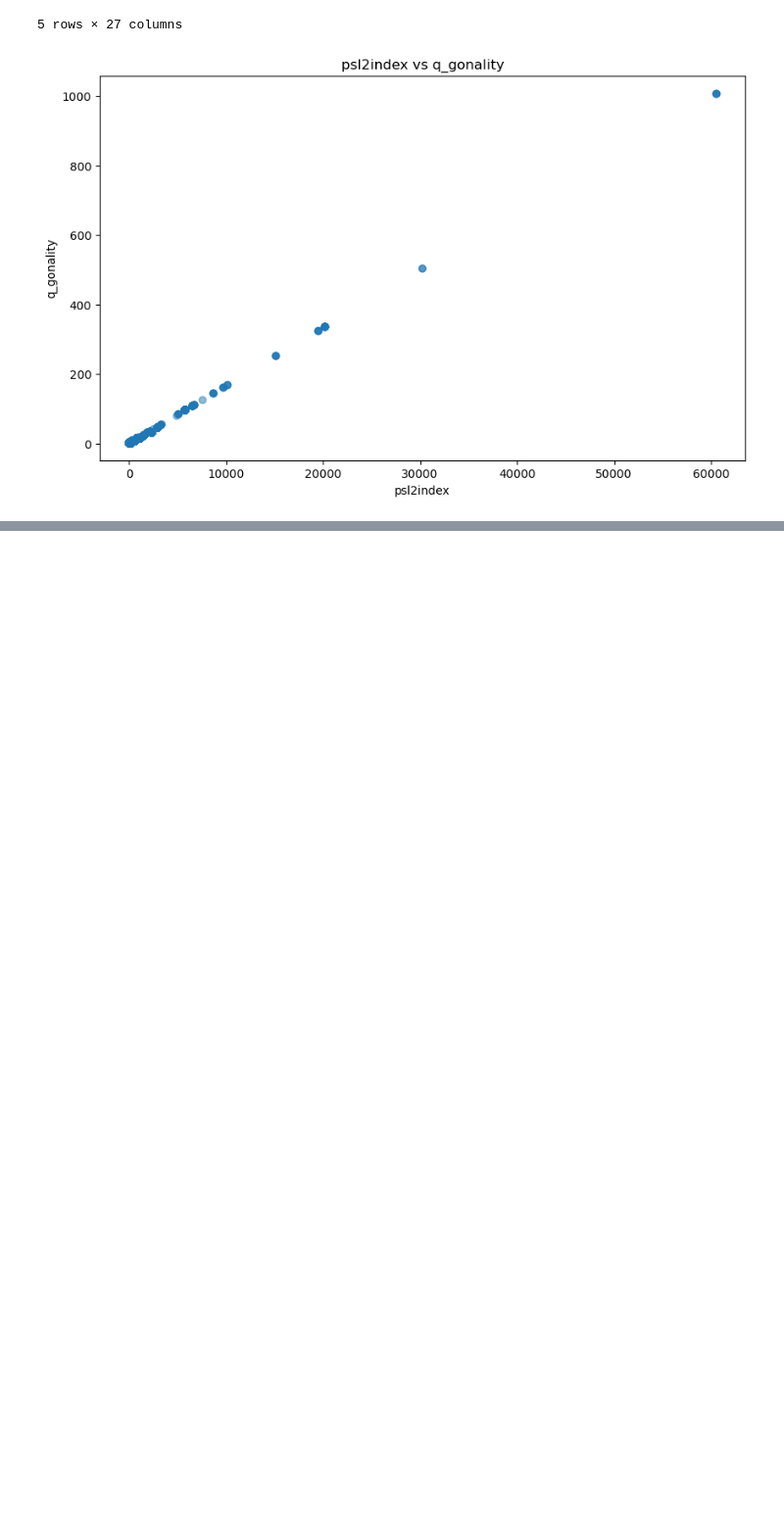
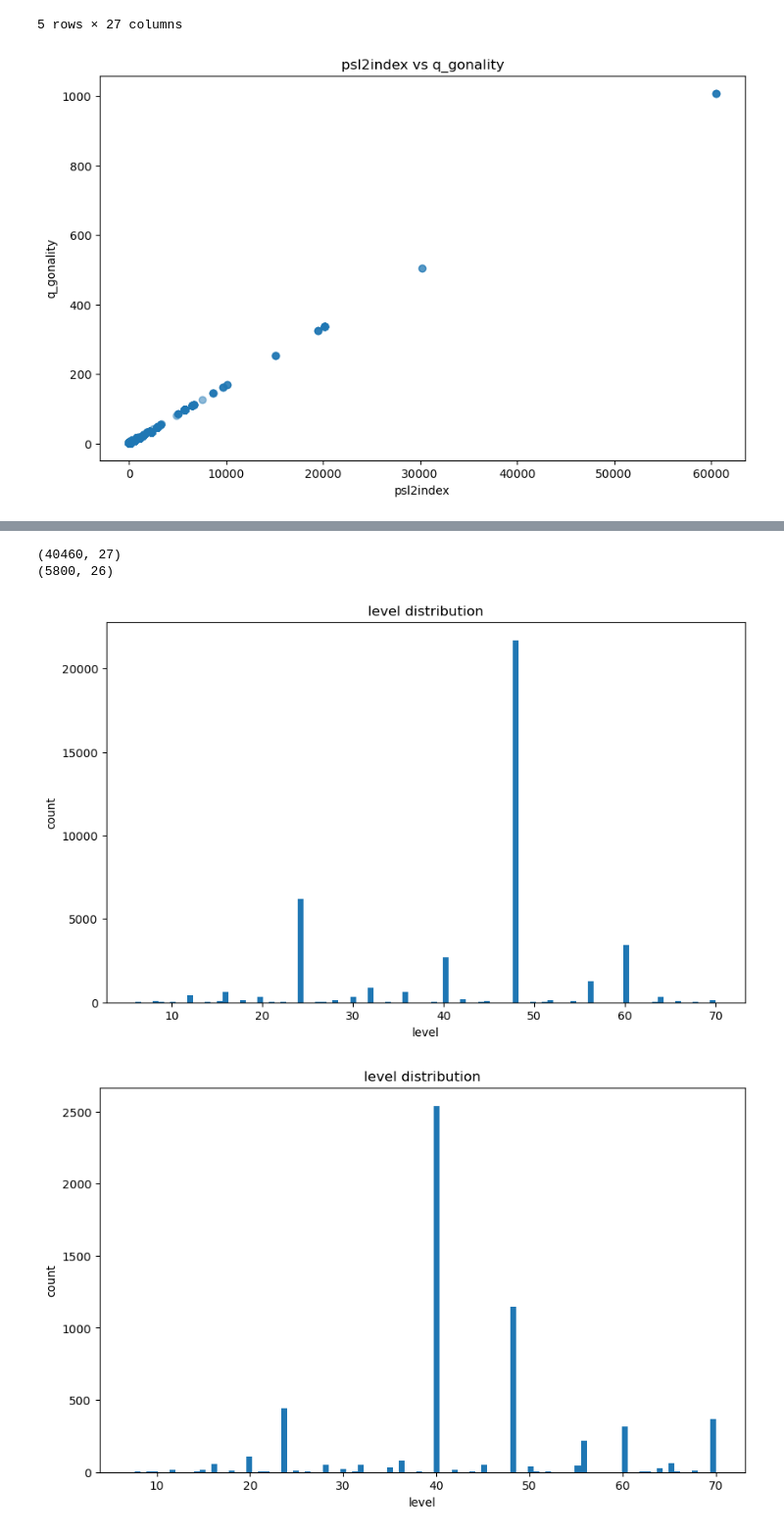
Before and after one commit to zxmath/ML-LLM-Q-Gonality-Modular-Curves, a Jupyter notebook: notebooks/visual_data.ipynb, the cells around one changed output, grey strips where cells are left out. Shown at 98% size. Saved outputs shown, nothing was run; the diff lists cells and outputs as text; code cells hidden in the pictures; blank space fills up the shorter version.

```diff
--- a/notebooks/visual_data.ipynb
+++ b/notebooks/visual_data.ipynb
@@ -39,0 +56,33 @@ plt.show()
+# %%
+q_gonality_same.drop_duplicates(subset=['level','coarse_level','coarse_class_num',
+'rational_cusps','rank','log_conductor','cusps','genus','q_gonality'], inplace=True)
+
+q_gonality_diff.drop_duplicates(subset=['level','coarse_level','coarse_class_num',
+'rational_cusps','rank','log_conductor','cusps','genus'], inplace=True)
+print(q_gonality_same.shape)
+print(q_gonality_diff.shape)
+# %% [output]
+(40460, 27)
+(5800, 26)
+# %%
+q_gonality_same['level'].value_counts()
+# draw graph of level distribution
+
+import matplotlib.pyplot as plt
+
+plt.figure(figsize=(10, 6))
+plt.hist(q_gonality_same['level'], bins=100)
+plt.xlabel('level')
+plt.ylabel('count')
+plt.title('level distribution')
+plt.show()
+
+plt.figure(figsize=(10, 6))
+plt.hist(q_gonality_diff['level'], bins=100)
+plt.xlabel('level')
+plt.ylabel('count')
+plt.title('level distribution')
+plt.show()
+# %% [output]
+[figure, added]
+[figure, added]
```
Also changed, not shown: parts of 6 cells of this notebook, 2 other files.
